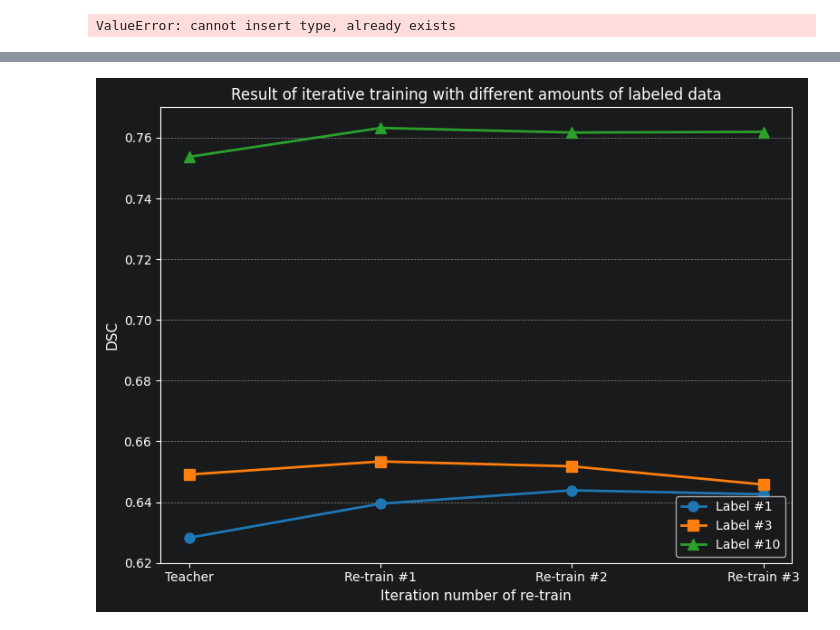
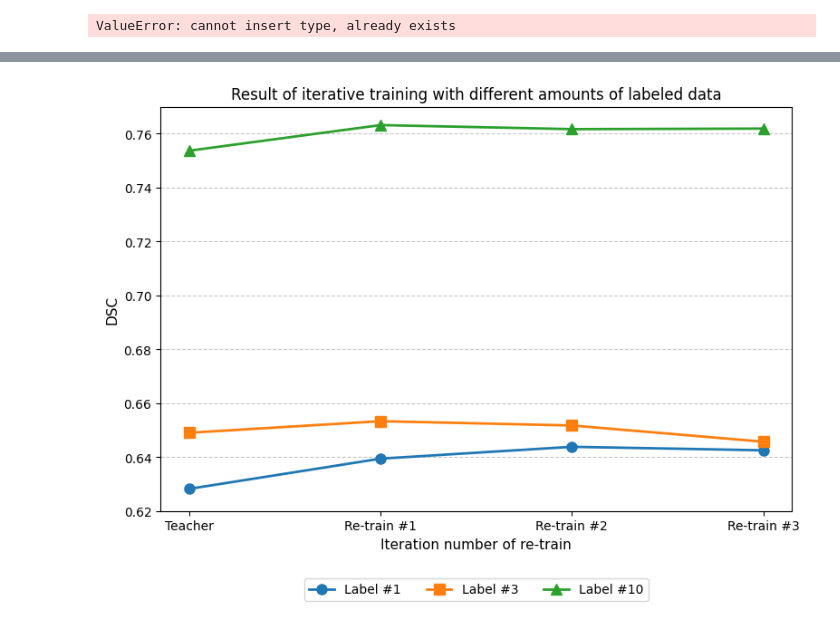
Before and after one commit to agent-hah/DIAS, a Jupyter notebook: data_procesing.ipynb, the cells around one changed output, grey strips where cells are left out. Cells and saved outputs as stored; diff of their text form; code cells hidden in the pictures.

```diff
--- a/data_procesing.ipynb
+++ b/data_procesing.ipynb
@@ -184,32 +112,36 @@ for label_name, run_id in run_mappings.items():
             raw_dsc = row.iloc[0]['DSC']
             dsc_values.append(get_dsc_mean(raw_dsc))
         else:
             dsc_values.append(np.nan)
 
     plot_data[label_name] = dsc_values
 
+# use standard light color
+plt.style.use('default')
+
 # 3. Create the plot
 plt.figure(figsize=(8, 6))
 
 colors = {'Label #1': '#1f77b4', 'Label #3': '#ff7f0e', 'Label #10': '#2ca02c'}
 markers = {'Label #1': 'o', 'Label #3': 's', 'Label #10': '^'}
 
 for label_name, values in plot_data.items():
     plt.plot(x_labels, values, marker=markers[label_name], color=colors[label_name],
              linewidth=2, markersize=8, label=label_name)
 
 # 4. Customize the plot to match the paper's style
 plt.title('Result of iterative training with different amounts of labeled data', fontsize=12)
 plt.xlabel('Iteration number of re-train', fontsize=11)
 plt.ylabel('DSC', fontsize=11)
 
 plt.ylim(0.62, 0.77)
 plt.grid(axis='y', linestyle='--', alpha=0.7)
-plt.legend(loc='lower right')
+# Places it centered below the x-axis, spread across 3 columns
+plt.legend(loc='upper center', bbox_to_anchor=(0.5, -0.15), ncol=3)
 
 # Show and save the plot
 plt.tight_layout()
 plt.savefig('fig9_recreation.png', dpi=300)
 plt.show()
 # %% [output]
-[figure, old version]
+[figure, new version]
```
Also changed, not shown: parts of 3 cells of this notebook, 1 other file.
